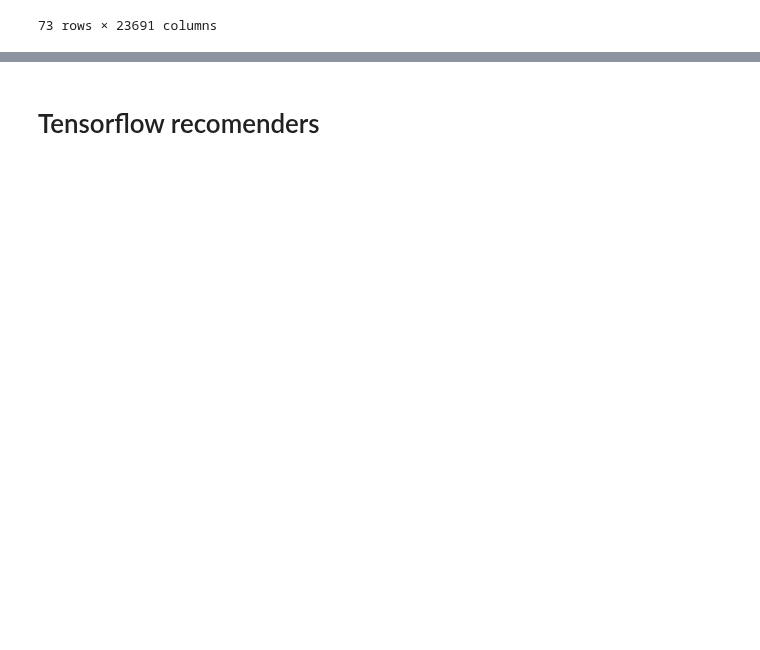
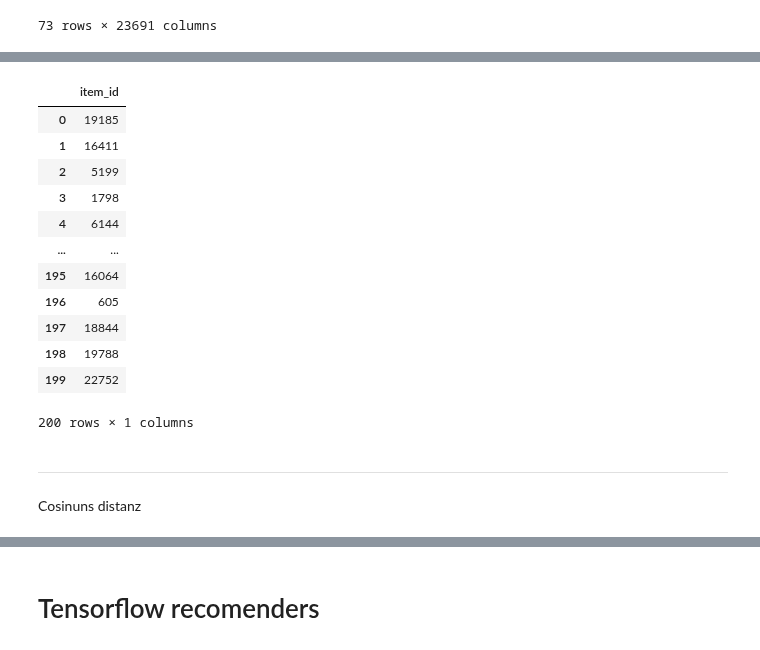
Before and after one commit to Ananassio/Data-Science_lab, a Jupyter notebook: Project/Data.ipynb, the cells around one changed output, grey strips where cells are left out. Cells and saved outputs as stored; diff of their text form; code cells hidden in the pictures; blank space fills up the shorter version.

```diff
--- a/Project/Data.ipynb
+++ b/Project/Data.ipynb
@@ -1567,0 +1570,19 @@ eucl_dist.to_csv('eucl_dist.csv')
+# %%
+#euclidean distance nicht normiert
+def euclidean_dist2(x):
+  q = np.array(test[test.index==x])
+  #q = q/np.linalg.norm(q)
+  q = np.array([q[0],]*len(np.array(feature_pivtable)))
+  q = pd.DataFrame(q)
+  q = q.transpose()
+
+  temp = Euclidean_Dist(q, w2)
+
+  temp = pd.DataFrame(temp)
+  temp['item_id'] = features['item_id'].unique()
+  temp = temp.set_index('item_id')
+
+  return temp.sort_values(by=0).head(100).index
+# %%
+%%time
+l = (map(euclidean_dist2,lst))
@@ -1567,0 +1592,6 @@ eucl_dist.to_csv('eucl_dist.csv')
+# %%
+%%time
+
+import functools
+
+k2 = (functools.reduce(eucl_reduce,l))
@@ -1567,0 +1601,22 @@ eucl_dist.to_csv('eucl_dist.csv')
+# %%
+k2
+# %% [output]
+|  | item_id |
+| 0 | 19185 |
+| 1 | 16411 |
+| 2 | 5199 |
+| 3 | 1798 |
+| 4 | 6144 |
+| ... | ... |
+| 195 | 16064 |
+| 196 | 605 |
+| 197 | 18844 |
+| 198 | 19788 |
+| 199 | 22752 |
+200 rows × 1 columns
+# %% [markdown]
+
+
+---
+
+Cosinuns distanz
```
Also changed, not shown: parts of 24 cells of this notebook.
